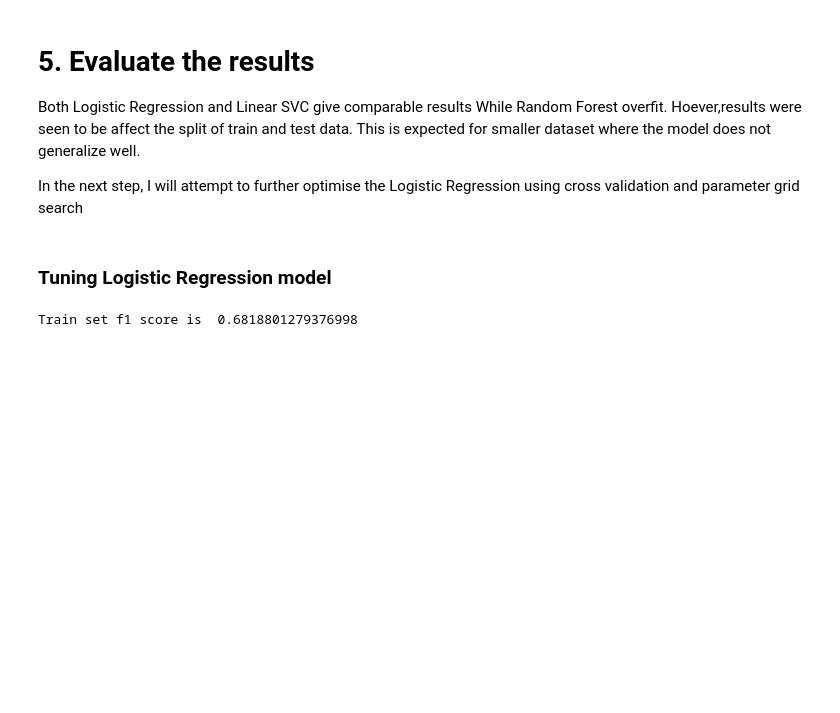
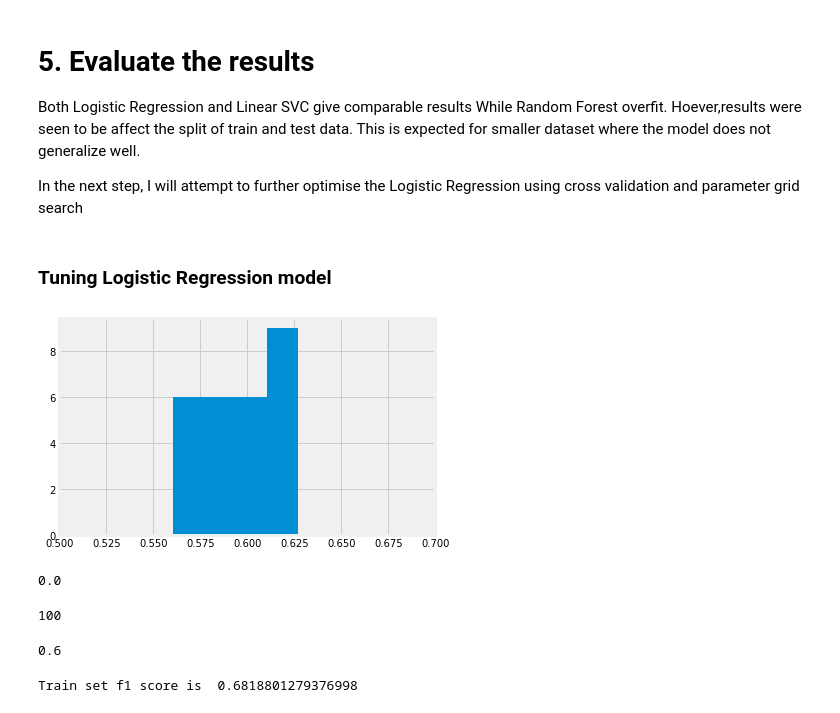
Before and after one commit to vineethtm/Churn-Prediction, a Jupyter notebook: Sparkify-5.ipynb, the cells around one changed output. Cells and saved outputs as stored; diff of their text form; code cells hidden in the pictures; blank space fills up the shorter version.

```diff
--- a/Sparkify-5.ipynb
+++ b/Sparkify-5.ipynb
@@ -1456,6 +1464,24 @@ cv = tune.CrossValidator(estimator=lr,
                evaluator=evaluator,numFolds=5)
 models = cv.fit(train)
 best_lr= models.bestModel
+# %%
+plt.hist(models.avgMetrics,bins=4)
+plt.xlim(.50,.70)
+plt.show()
+# %% [output]
+[figure, added]
+# %%
+best_lr._java_obj.getElasticNetParam()
+# %% [output]
+0.0
+# %%
+best_lr._java_obj.getMaxIter()
+# %% [output]
+100
+# %%
+best_lr._java_obj.getThreshold()
+# %% [output]
+0.6
 # %%
 train_predictions=best_lr.transform(train)
 print("Train set f1 score is ",evaluator.evaluate(train_predictions))
```
Also changed, not shown: parts of 15 cells of this notebook.
